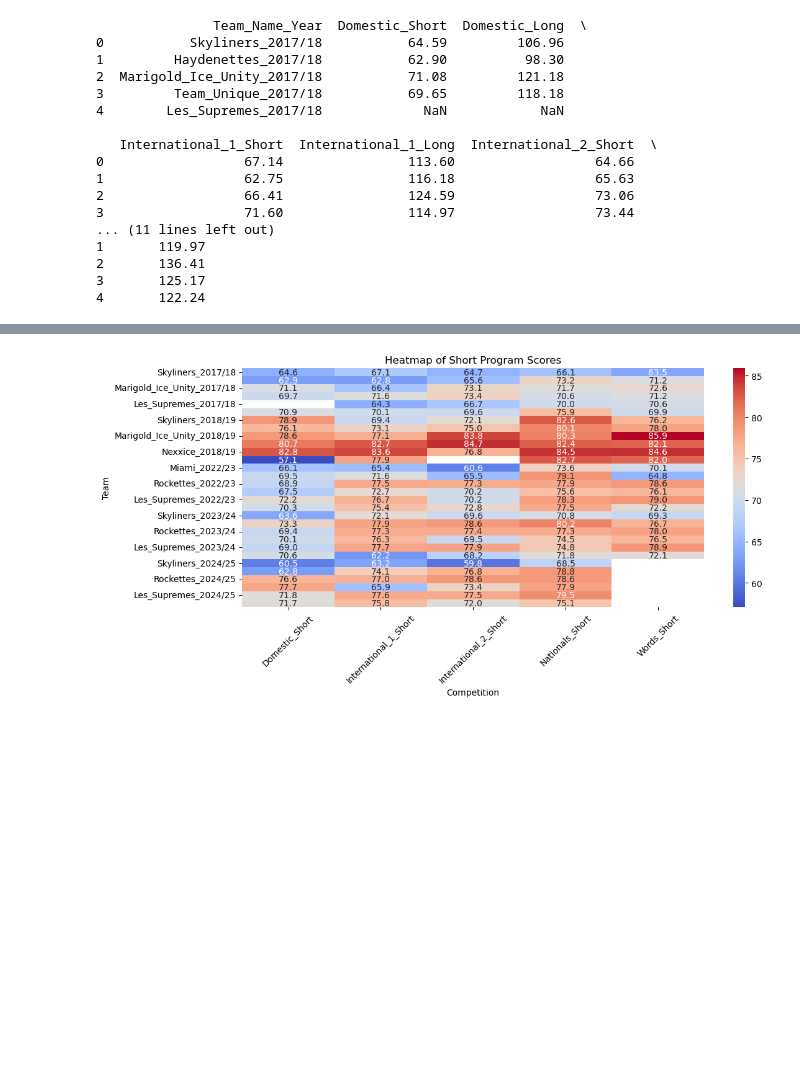
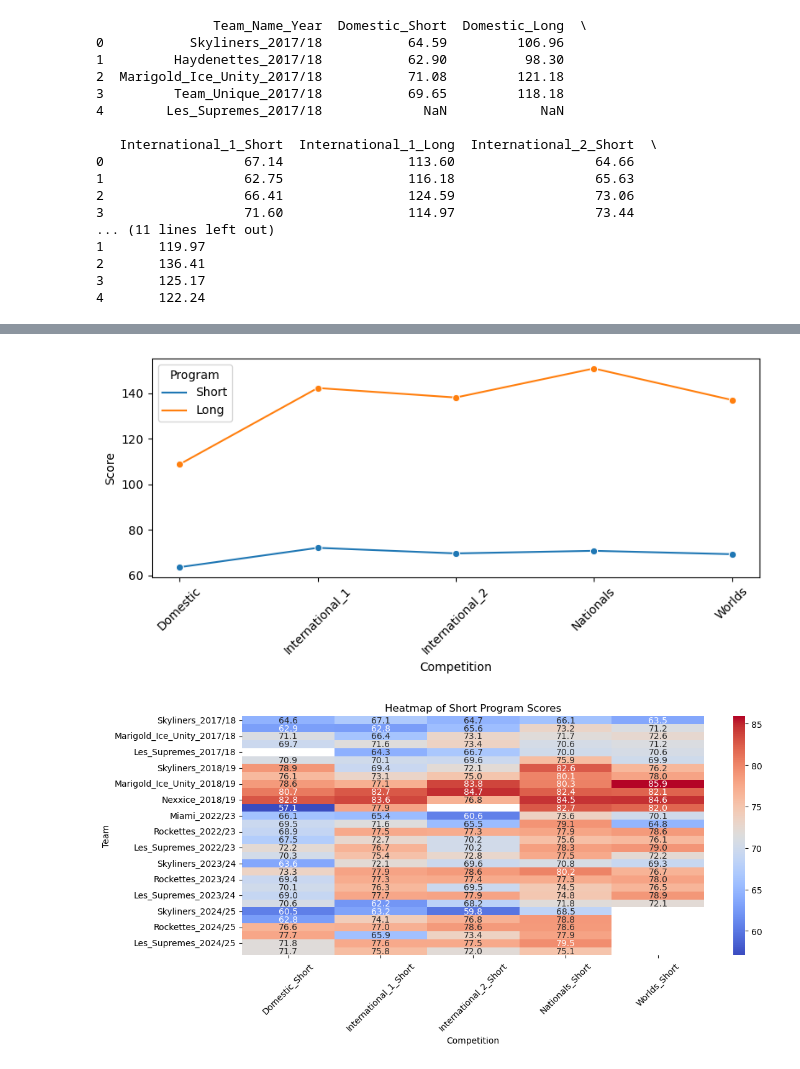
Before and after one commit to cindyblumer/Capstone-Project, a Jupyter notebook: visualizations.ipynb, the cells around one changed output, grey strips where cells are left out. Drawn from its saved outputs; the diff is of its cells as text; code cells hidden in the pictures; blank space fills up the shorter version.

```diff
--- a/visualizations.ipynb
+++ b/visualizations.ipynb
@@ -70,3 +45,35 @@ plt.show()
+# %%
+team_name = "Skyliners_2023/24"
+def clean_competition_name(column_name):
+    return column_name.replace("_Short", "").replace("_Long", "")
+
+sky_23_24_short = scores[scores["Team_Name_Year"] == team_name].melt(
+    id_vars=["Team_Name_Year"],
+    value_vars=short_columns,
+    var_name="Competition",
+    value_name="Score"
+)
+sky_23_24_short["Program"] = "Short"
+sky_23_24_short["Competition"] = sky_23_24_short["Competition"].apply(clean_competition_name)
+
+sky_23_24_long = scores[scores["Team_Name_Year"] == team_name].melt(
+    id_vars=["Team_Name_Year"],
+    value_vars=long_columns,
+    var_name="Competition",
+    value_name="Score"
+)
+sky_23_24_long["Program"] = "Long"
+sky_23_24_long["Competition"] = sky_23_24_long["Competition"].apply(clean_competition_name)
+
+sky_23_24_all = pd.concat([sky_23_24_short, sky_23_24_long])
+
+plt.figure(figsize=(8, 4))
+sns.lineplot(data=sky_23_24_all, x="Competition", y="Score", hue="Program", marker="o")
+plt.xticks(rotation=45)
+plt.tight_layout()
+plt.show()
+# %% [output]
+[figure, added]
 # %%
 plt.figure(figsize=(12, 5))
 sns.heatmap(scores.set_index("Team_Name_Year")[short_columns], cmap="coolwarm", annot=True, fmt=".1f")
```
Also changed, not shown: parts of 3 cells of this notebook, 1 other file.
